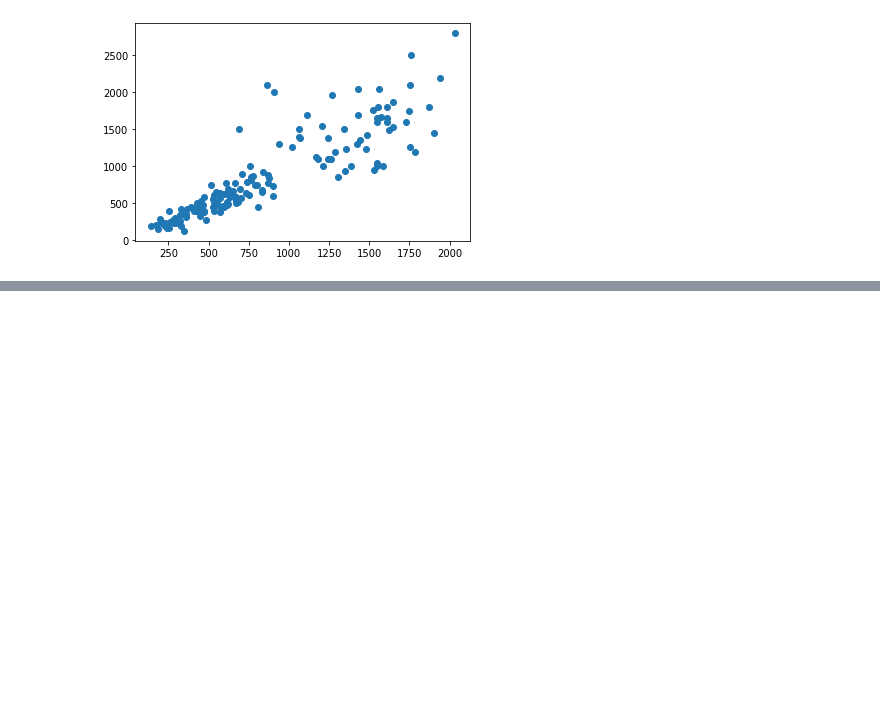
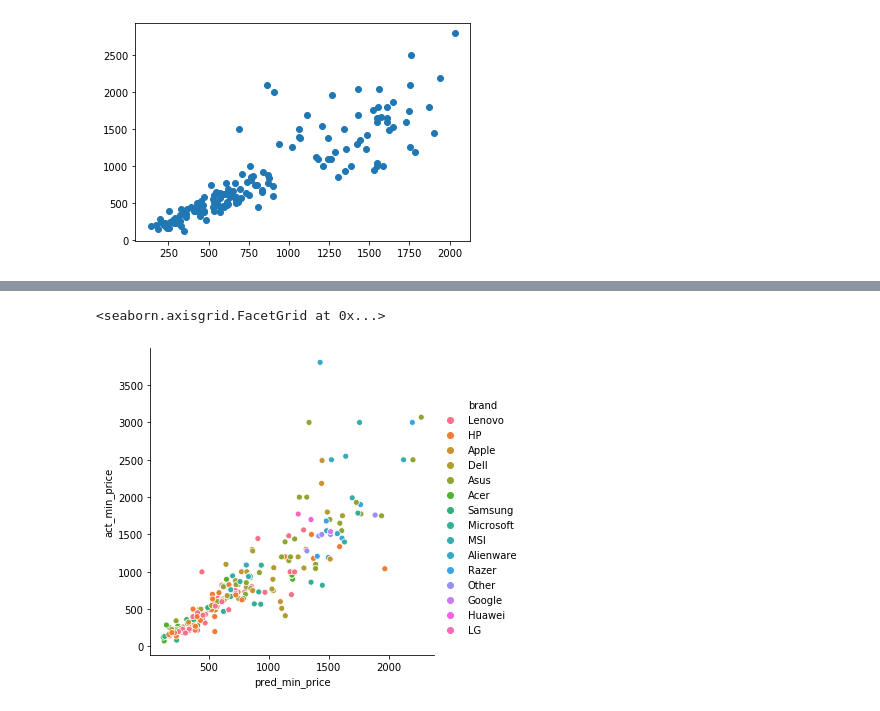
Before and after one commit to bvdabjorn/adana123, a Jupyter notebook: Evaluation.ipynb, the cells around one changed output, grey strips where cells are left out. Cells and saved outputs as stored; diff of their text form; code cells hidden in the pictures; blank space fills up the shorter version.

```diff
--- a/Evaluation.ipynb
+++ b/Evaluation.ipynb
@@ -111,3 +111,7 @@ plt.scatter(mydata.pred_max_price, mydata.act_max_price)
 # %% [output]
 <matplotlib.collections.PathCollection at 0x...>
 [figure]
+# %%
+mydata2= pd.read_csv('Private_LB_Results.csv')
+df2 = pd.DataFrame(mydata2)
+df2.head()
@@ -113,0 +125,5 @@ plt.scatter(mydata.pred_max_price, mydata.act_max_price)
+# %%
+sns.relplot(x='pred_min_price',y='act_min_price',hue='brand',data=df2)
+# %% [output]
+<seaborn.axisgrid.FacetGrid at 0x...>
+[figure, added]
```
Also changed, not shown: parts of 3 cells of this notebook.
